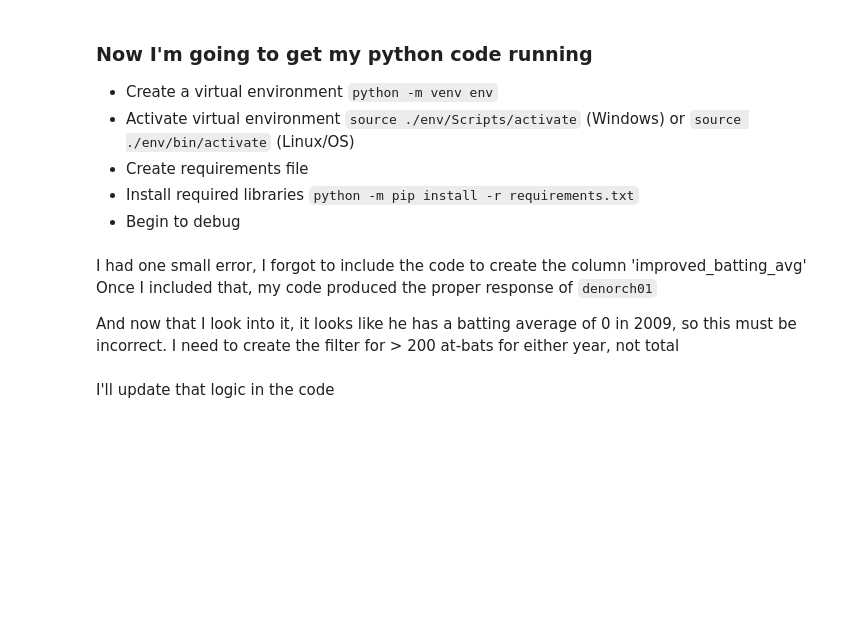
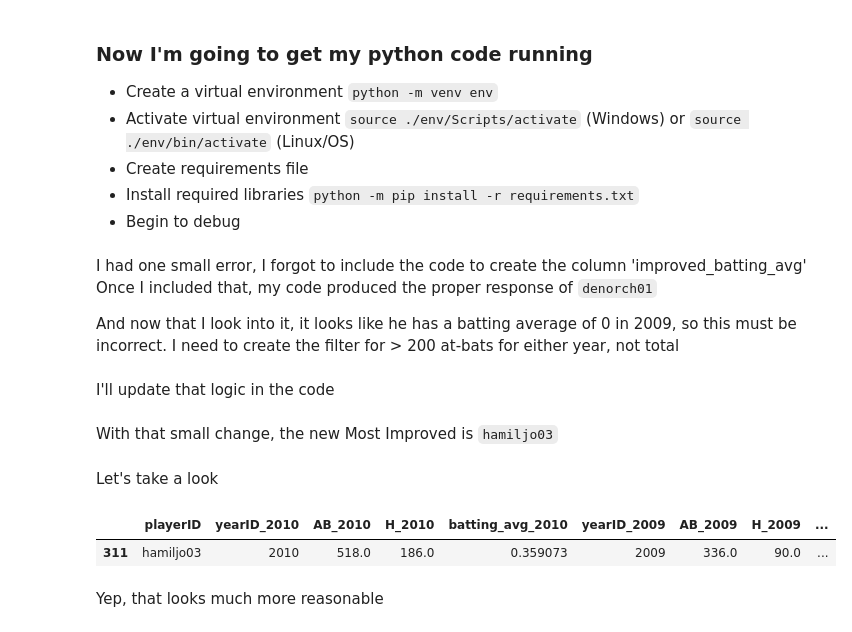
Before and after one commit to micahtmiller/company-exercise-june2018, a Jupyter notebook: JupyterNotebooks/Candidate Exercise - Detailed Work.ipynb, the cells around one changed output. Cells and saved outputs as stored; diff of their text form; code cells hidden in the pictures; blank space fills up the shorter version.

```diff
--- a/JupyterNotebooks/Candidate Exercise - Detailed Work.ipynb
+++ b/JupyterNotebooks/Candidate Exercise - Detailed Work.ipynb
@@ -310,3 +310,14 @@ Once I included that, my code produced the proper response of `denorch01`
 And now that I look into it, it looks like he has a batting average of 0 in 2009, so this must be incorrect.  I need to create the filter for > 200 at-bats for either year, not total
 # %% [markdown]
 I'll update that logic in the code
+# %% [markdown]
+With that small change, the new Most Improved is `hamiljo03`
+# %% [markdown]
+Let's take a look
+# %%
+player_stats_2009_2010_df[player_stats_2009_2010_df['playerID'] == 'hamiljo03']
+# %% [output]
+|  | playerID | yearID_2010 | AB_2010 | H_2010 | batting_avg_2010 | yearID_2009 | AB_2009 | H_2009 | ... |
+| 311 | hamiljo03 | 2010 | 518.0 | 186.0 | 0.359073 | 2009 | 336.0 | 90.0 | ... |
+# %% [markdown]
+Yep, that looks much more reasonable
```
Also changed, not shown: 1 other file.
